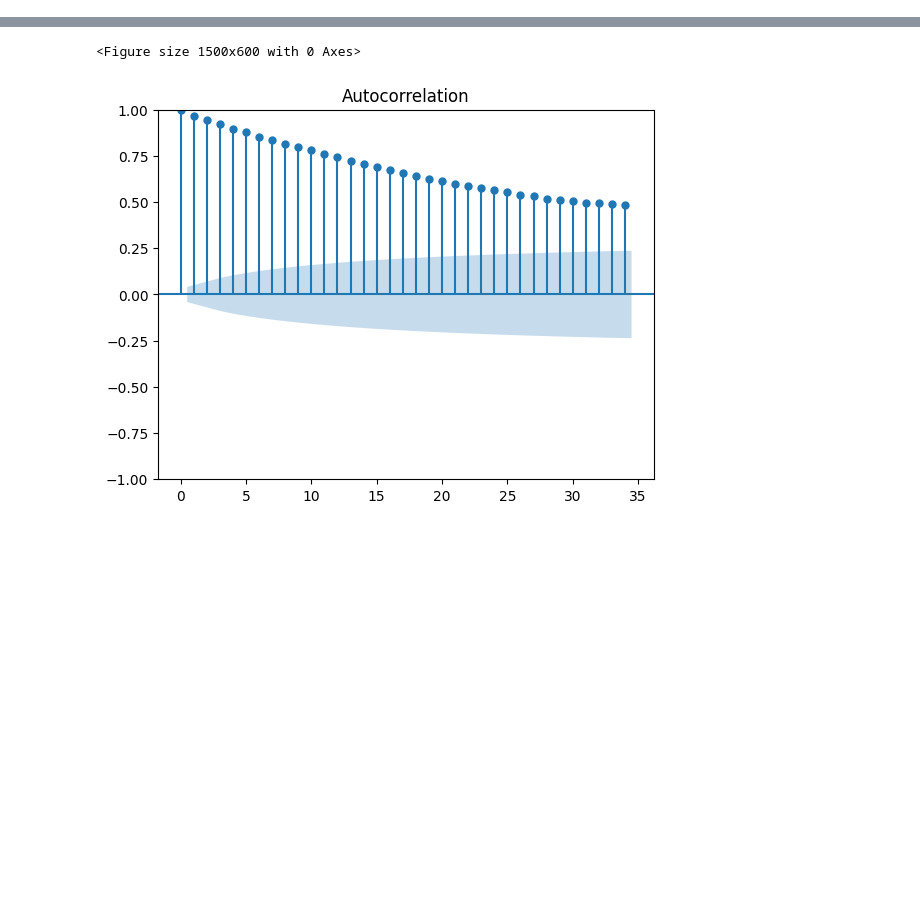
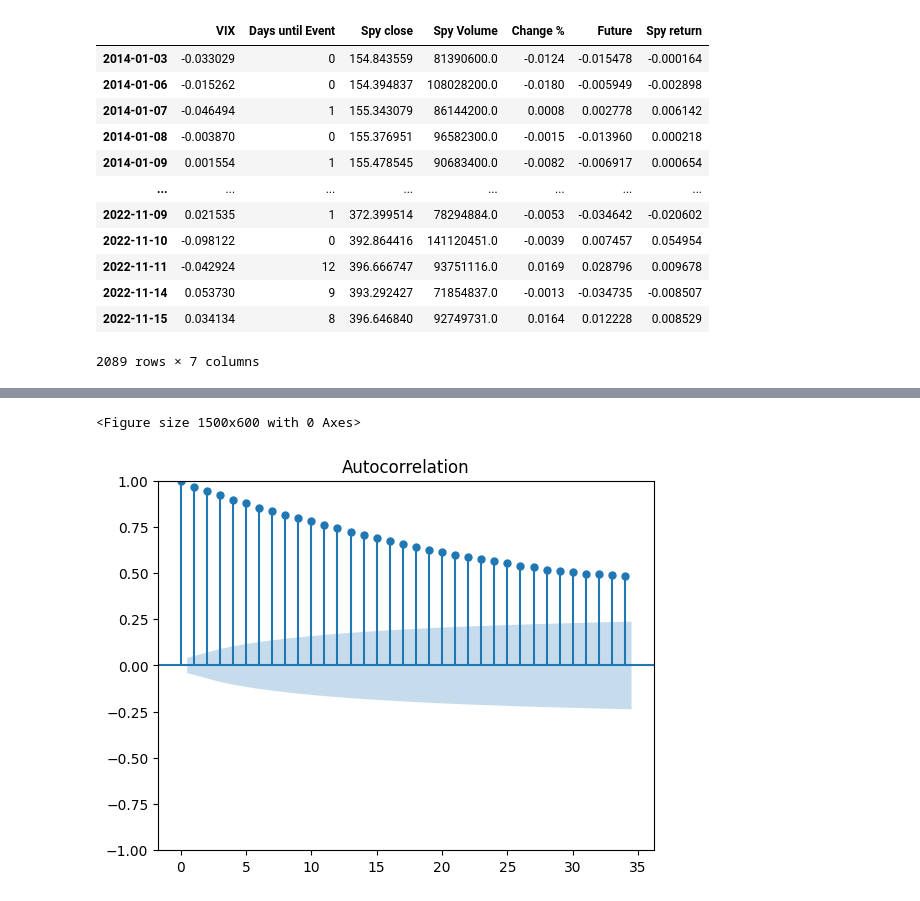
Before and after one commit to tsmcdonnell6604/Quant-Trading-Strategies, a Jupyter notebook: QTS_project.ipynb, the cells around one changed output, grey strips where cells are left out. Cells and saved outputs as stored; diff of their text form; code cells hidden in the pictures; blank space fills up the shorter version.

```diff
--- a/QTS_project.ipynb
+++ b/QTS_project.ipynb
@@ -138,2 +155,18 @@ model_data = model_data.dropna()
+# %%
+model_data
+# %% [output]
+|  | VIX | Days until Event | Spy close | Spy Volume | Change % | Future | Spy return |
+| 2014-01-03 | -0.033029 | 0 | 154.843559 | 81390600.0 | -0.0124 | -0.015478 | -0.000164 |
+| 2014-01-06 | -0.015262 | 0 | 154.394837 | 108028200.0 | -0.0180 | -0.005949 | -0.002898 |
+| 2014-01-07 | -0.046494 | 1 | 155.343079 | 86144200.0 | 0.0008 | 0.002778 | 0.006142 |
+| 2014-01-08 | -0.003870 | 0 | 155.376951 | 96582300.0 | -0.0015 | -0.013960 | 0.000218 |
+| 2014-01-09 | 0.001554 | 1 | 155.478545 | 90683400.0 | -0.0082 | -0.006917 | 0.000654 |
+| ... | ... | ... | ... | ... | ... | ... | ... |
+| 2022-11-09 | 0.021535 | 1 | 372.399514 | 78294884.0 | -0.0053 | -0.034642 | -0.020602 |
+| 2022-11-10 | -0.098122 | 0 | 392.864416 | 141120451.0 | -0.0039 | 0.007457 | 0.054954 |
+| 2022-11-11 | -0.042924 | 12 | 396.666747 | 93751116.0 | 0.0169 | 0.028796 | 0.009678 |
+| 2022-11-14 | 0.053730 | 9 | 393.292427 | 71854837.0 | -0.0013 | -0.034735 | -0.008507 |
+| 2022-11-15 | 0.034134 | 8 | 396.646840 | 92749731.0 | 0.0164 | 0.012228 | 0.008529 |
+2089 rows × 7 columns
 # %%
 y = model_data[['VIX']]
```
Also changed, not shown: parts of 15 cells of this notebook.
